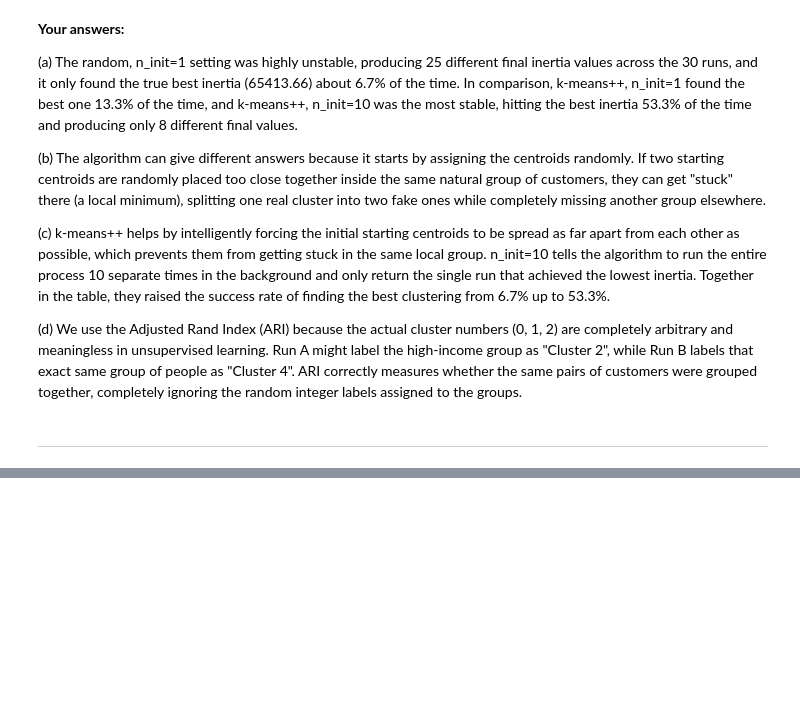
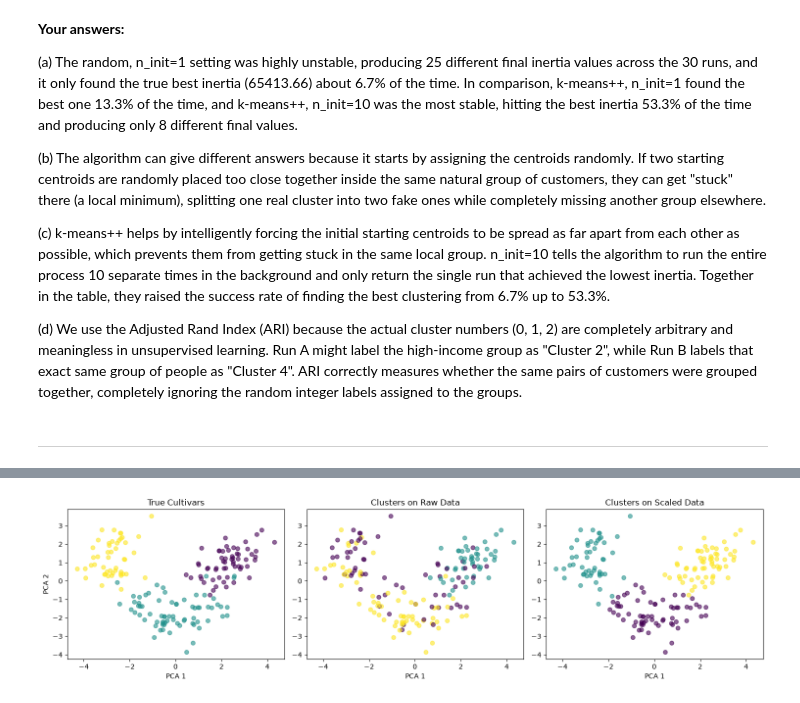
Before and after one commit to bahadurmalik82/customer-segmentation-kmeans, a Jupyter notebook: KMeans_Clustering.ipynb, the cells around one changed output, grey strips where cells are left out. Saved outputs shown, nothing was run; the diff lists cells and outputs as text; code cells hidden in the pictures; blank space fills up the shorter version.

```diff
--- a/KMeans_Clustering.ipynb
+++ b/KMeans_Clustering.ipynb
@@ -675,0 +793,23 @@ Adjusted Rand Index (ARI): 0.4553
+# %%
+pca = PCA(n_components=2, random_state=SEED)
+X_wine_pca = pca.fit_transform(X_wine_scl)
+
+fig, axes = plt.subplots(1, 3, figsize=(15, 4))
+
+axes[0].scatter(X_wine_pca[:, 0], X_wine_pca[:, 1], c=y_wine, cmap='viridis', alpha=0.6)
+axes[0].set_title('True Cultivars')
+axes[0].set_xlabel('PCA 1')
+axes[0].set_ylabel('PCA 2')
+
+axes[1].scatter(X_wine_pca[:, 0], X_wine_pca[:, 1], c=labels_w_raw, cmap='viridis', alpha=0.6)
+axes[1].set_title('Clusters on Raw Data')
+axes[1].set_xlabel('PCA 1')
+
+axes[2].scatter(X_wine_pca[:, 0], X_wine_pca[:, 1], c=labels_w_scl, cmap='viridis', alpha=0.6)
+axes[2].set_title('Clusters on Scaled Data')
+axes[2].set_xlabel('PCA 1')
+
+plt.tight_layout()
+plt.show()
+# %% [output]
+[figure, added]
```
Also changed, not shown: parts of 9 cells of this notebook.
